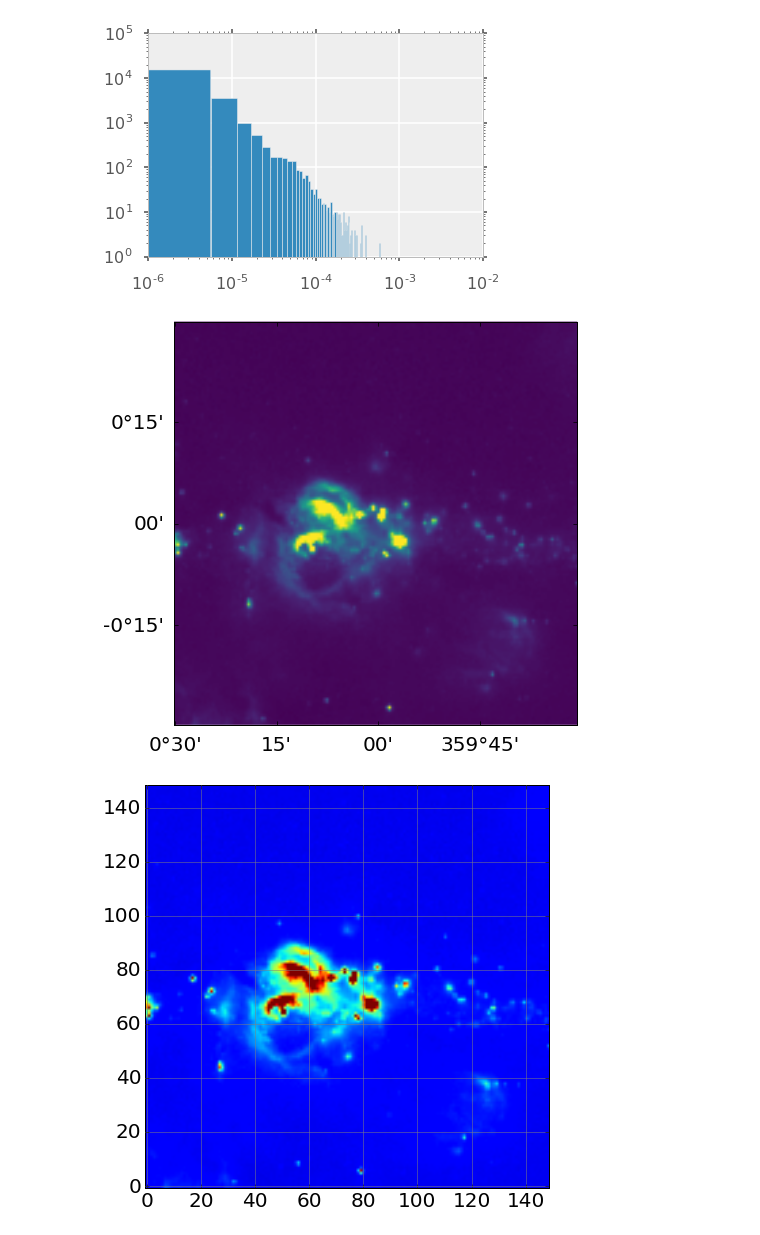
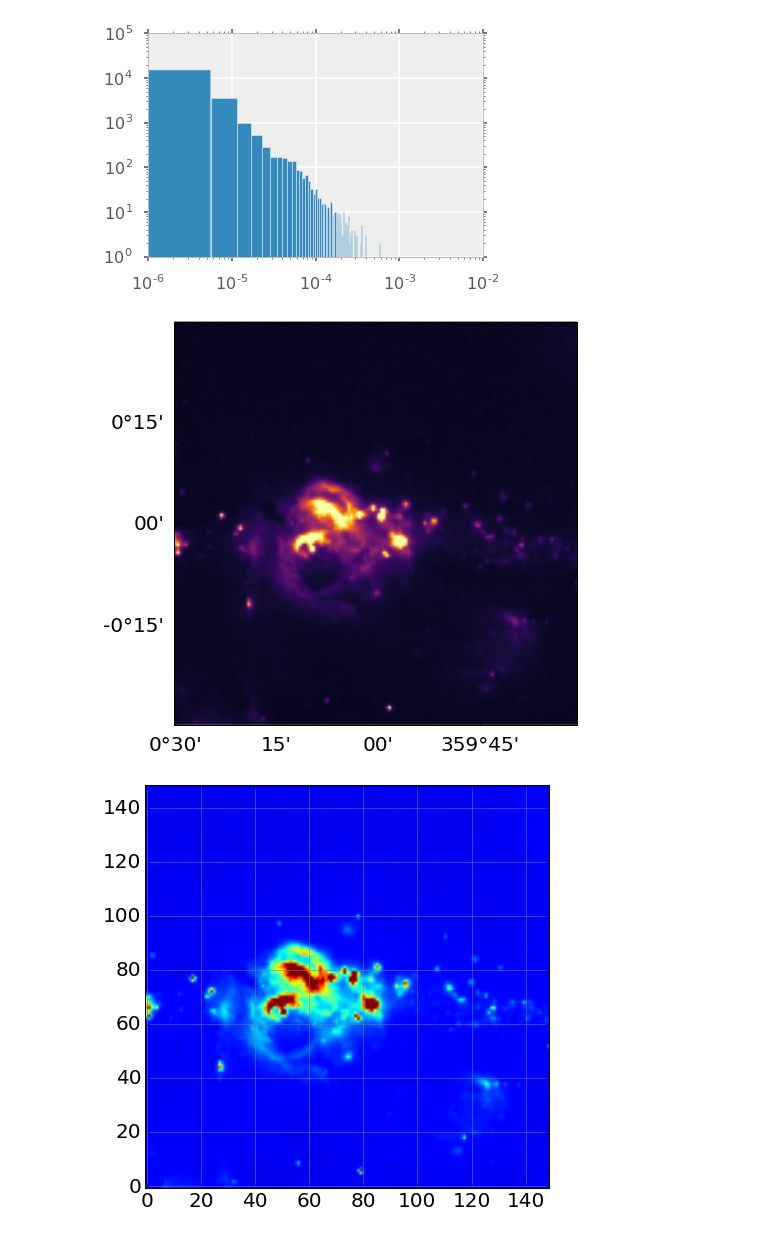
Before and after one commit to vilhelmp/lo_pyuser, a Jupyter notebook: figcourse/coordinates.ipynb, the cells around one changed output. Drawn from its saved outputs; the diff is of its cells as text; code cells hidden in the pictures.

```diff
--- a/figcourse/coordinates.ipynb
+++ b/figcourse/coordinates.ipynb
@@ -758,11 +600,11 @@ plt.xscale('log')
 # %%
 import matplotlib.pyplot as plt
 fig = plt.figure(figsize=(7,7))
 ax = fig.add_axes([0.15, 0.1, 0.8, 0.8], projection=wcs_msx)
-ax.imshow(hdu_msx.data, vmin=-.1e-5, vmax=2.e-4, cmap=plt.cm.viridis,
+ax.imshow(hdu_msx.data, vmin=-1e-5, vmax=2.e-4, cmap=plt.cm.inferno,
           origin='lower');
 # %% [output]
-[figure, old version]
+[figure, new version]
 # %%
 fig = plt.figure(figsize=(7,7))
 ax = fig.add_axes([0.15, 0.1, 0.8, 0.8])
```
Also changed, not shown: parts of 35 cells of this notebook.
